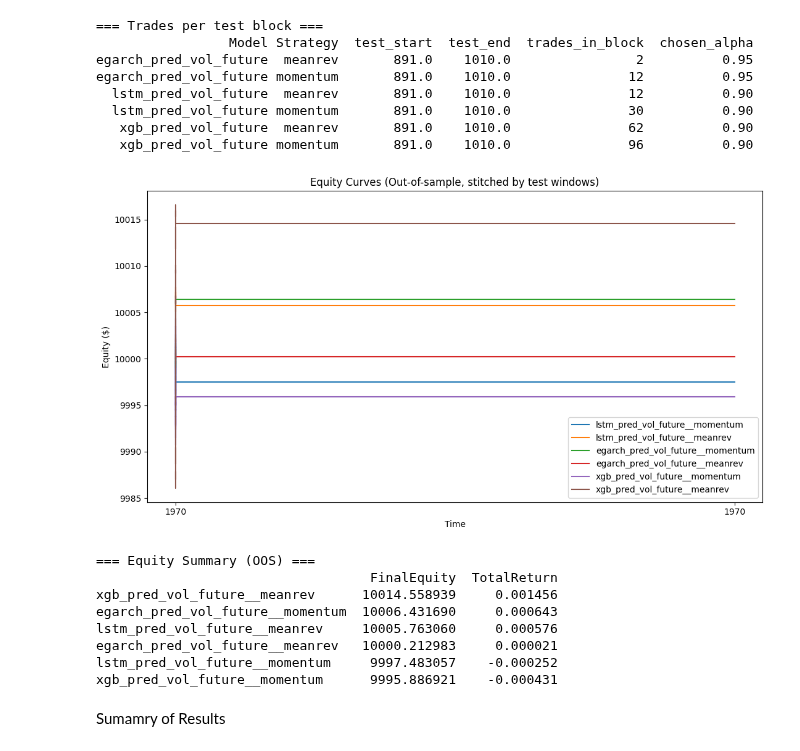
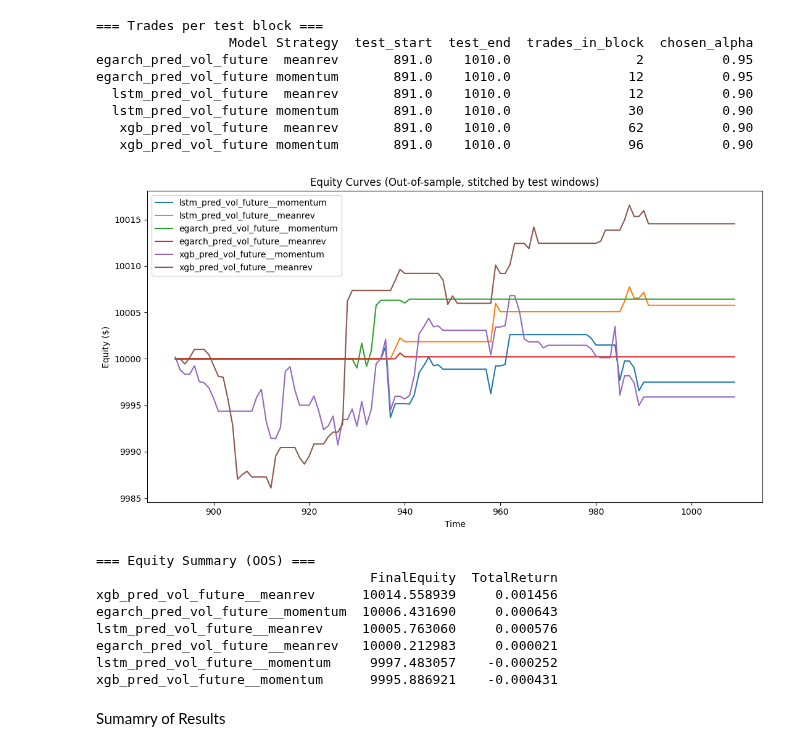
Before and after one commit to C3lineTan/DSE4101-CryptoWhale-2, a Jupyter notebook: BTC Models/Backtesting BTC.ipynb, the cells around one changed output. Cells and saved outputs as stored; diff of their text form; code cells hidden in the pictures.

Commit message:
change graph again

```diff
--- a/BTC Models/Backtesting BTC.ipynb
+++ b/BTC Models/Backtesting BTC.ipynb
@@ -405,49 +405,63 @@ egarch_pred_vol_future momentum       891.0    1010.0               12
    xgb_pred_vol_future  meanrev       891.0    1010.0               62          0.90
    xgb_pred_vol_future momentum       891.0    1010.0               96          0.90
 # %%
+# Gather equity curves from results_by_tag
 all_equity = {}
+
 for tag, res in results_by_tag.items():
     eq = res.get("equity")
     if eq is None or eq.empty:
         continue
 
+    # Accept different shapes (timestamp as column or as index)
     if "timestamp" in eq.columns:
-        e = (eq[["timestamp","equity"]]
+        e = (eq[["timestamp", "equity"]]
+             .dropna()
+             .set_index("timestamp")
+             .sort_index())
+    elif "ts" in eq.columns:
+        e = (eq[["ts", "equity"]]
+             .rename(columns={"ts": "timestamp"})
              .dropna()
              .set_index("timestamp")
              .sort_index())
     else:
+        # assume index already is the timestamp
         e = eq[["equity"]].copy()
-        # enforce datetime index just in case
-        if not np.issubdtype(e.index.dtype, np.datetime64):
-            e.index = pd.to_datetime(e.index, utc=True)
+        e.index.name = "timestamp"
 
+    e["equity"] = e["equity"].astype(float)
     all_equity[tag] = e
 
-equity_panel = pd.concat({tag: df["equity"] for tag, df in all_equity.items()}, axis=1).sort_index()
+# Outer-join all equity series by timestamp
+equity_panel = (
+    pd.concat({tag: df["equity"] for tag, df in all_equity.items()}, axis=1)
+      .sort_index()
+)
+
 
 plt.figure(figsize=(11,6))
 for col in equity_panel.columns:
     plt.plot(equity_panel.index, equity_panel[col], label=col)
 plt.legend(loc="best")
 plt.title("Equity Curves (Out-of-sample, stitched by test windows)")
 plt.xlabel("Time")
 plt.ylabel("Equity ($)")
 plt.tight_layout()
 plt.show()
 
 first_row = equity_panel.dropna(how="all").iloc[0]
 last_row  = equity_panel.ffill().iloc[-1]
 
 equity_summary = pd.DataFrame({
     "FinalEquity": last_row,
     "TotalReturn": (last_row / first_row) - 1.0
 }).sort_values("FinalEquity", ascending=False)
 
 print("\n=== Equity Summary (OOS) ===")
 print(equity_summary.to_string())
 # %% [output]
-[figure, old version]
+[figure, new version]
 === Equity Summary (OOS) ===
                                    FinalEquity  TotalReturn
 xgb_pred_vol_future__meanrev      10014.558939     0.001456
```
Also changed, not shown: parts of 1 cell of this notebook.
